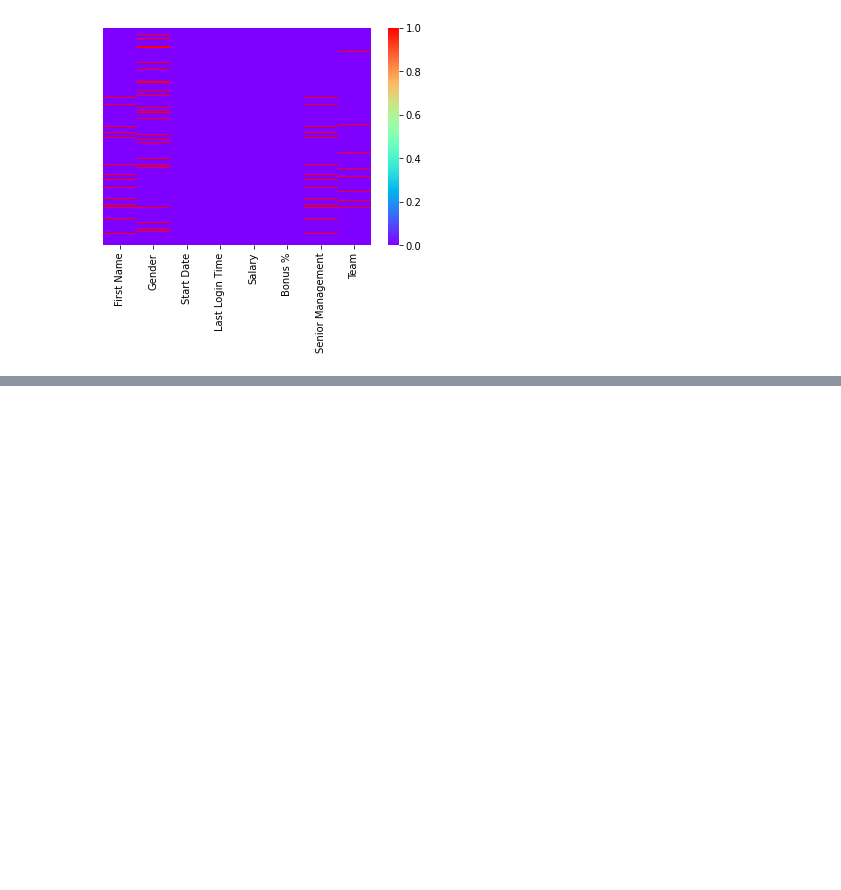
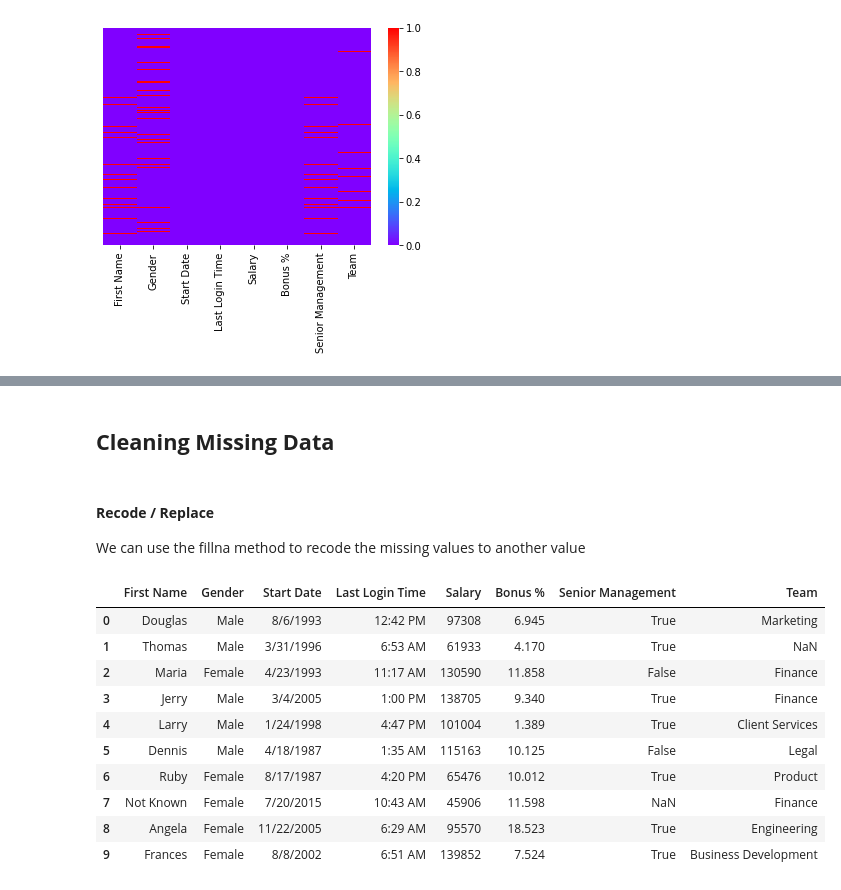
Before and after one commit to prakharjadaun/ML-Learn-With-Me, a Jupyter notebook: 07 - Handling Missing Data.ipynb, the cells around one changed output, grey strips where cells are left out. Cells and saved outputs as stored; diff of their text form; code cells hidden in the pictures; blank space fills up the shorter version.

```diff
--- a/07 - Handling Missing Data.ipynb
+++ b/07 - Handling Missing Data.ipynb
@@ -152,0 +206,6 @@ sns.heatmap(df.isnull(),cmap='rainbow',yticklabels=False)
+# %% [markdown]
+## **Cleaning Missing Data**
+# %% [markdown]
+#### **Recode / Replace**
+
+We can use the fillna method to recode the missing values to another value
@@ -152,0 +215,15 @@ sns.heatmap(df.isnull(),cmap='rainbow',yticklabels=False)
+# %%
+# The name of the 7th row is assigned to Not Known
+df.head(10)
+# %% [output]
+|  | First Name | Gender | Start Date | Last Login Time | Salary | Bonus % | Senior Management | Team |
+| 0 | Douglas | Male | 8/6/1993 | 12:42 PM | 97308 | 6.945 | True | Marketing |
+| 1 | Thomas | Male | 3/31/1996 | 6:53 AM | 61933 | 4.170 | True | NaN |
+| 2 | Maria | Female | 4/23/1993 | 11:17 AM | 130590 | 11.858 | False | Finance |
+| 3 | Jerry | Male | 3/4/2005 | 1:00 PM | 138705 | 9.340 | True | Finance |
+| 4 | Larry | Male | 1/24/1998 | 4:47 PM | 101004 | 1.389 | True | Client Services |
+| 5 | Dennis | Male | 4/18/1987 | 1:35 AM | 115163 | 10.125 | False | Legal |
+| 6 | Ruby | Female | 8/17/1987 | 4:20 PM | 65476 | 10.012 | True | Product |
+| 7 | Not Known | Female | 7/20/2015 | 10:43 AM | 45906 | 11.598 | NaN | Finance |
+| 8 | Angela | Female | 11/22/2005 | 6:29 AM | 95570 | 18.523 | True | Engineering |
+| 9 | Frances | Female | 8/8/2002 | 6:51 AM | 139852 | 7.524 | True | Business Development |
```
Also changed, not shown: parts of 9 cells of this notebook, 1 other file.
